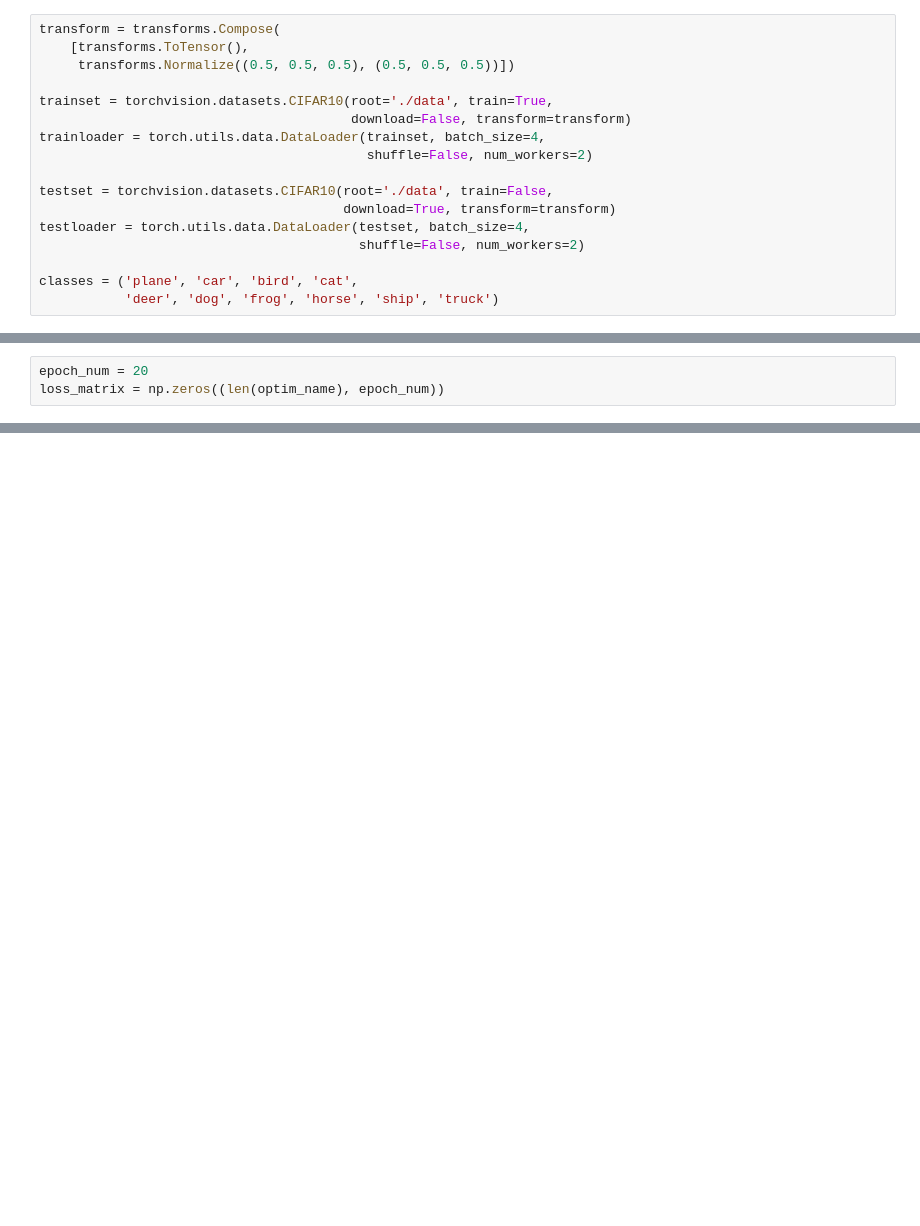
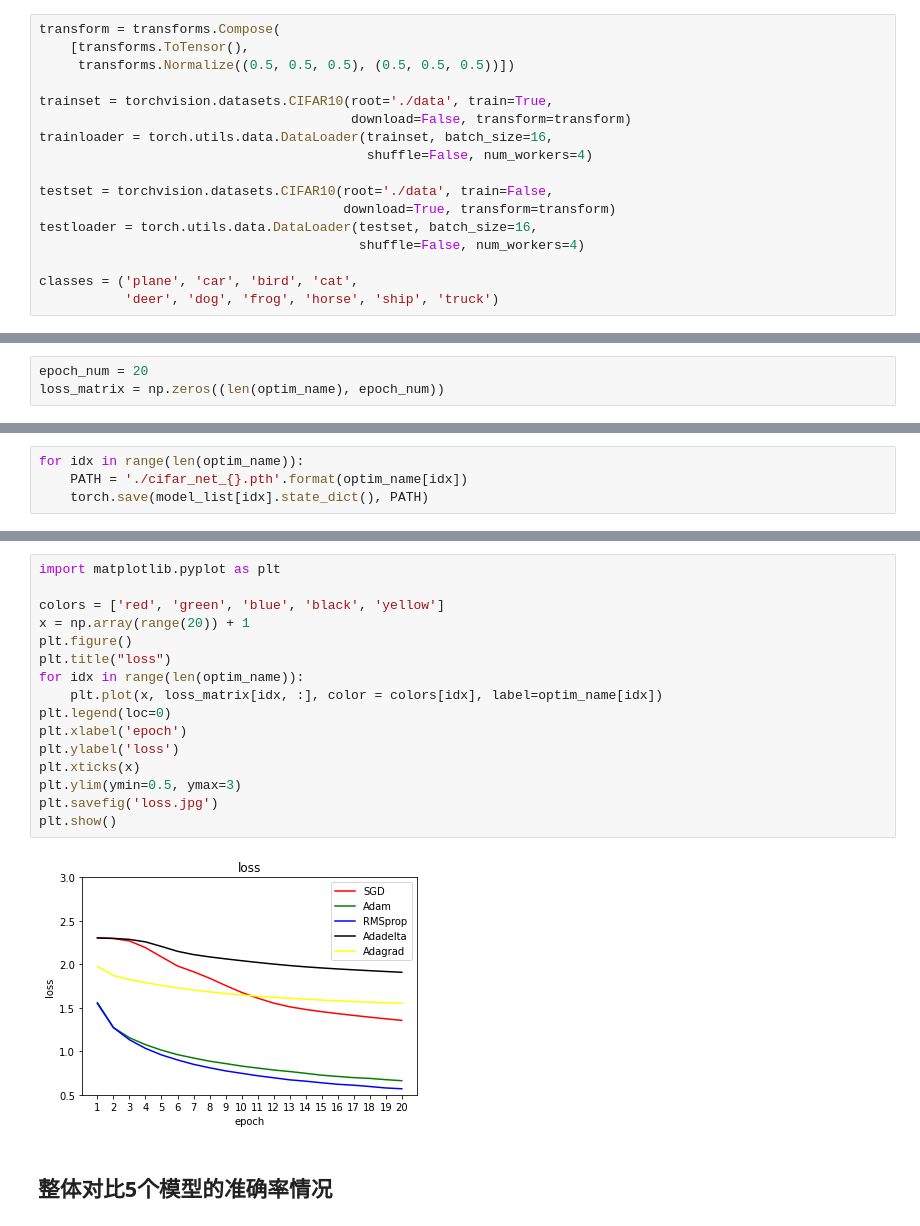
Before and after one commit to zhiweiguo/kkb_cv, a Jupyter notebook: theoretical_course/week_8/homework8.ipynb, the cells around one changed output, grey strips where cells are left out. Cells and saved outputs as stored; diff of their text form; blank space fills up the shorter version.

```diff
--- a/theoretical_course/week_8/homework8.ipynb
+++ b/theoretical_course/week_8/homework8.ipynb
@@ -34,13 +36,13 @@ transform = transforms.Compose(
 
 trainset = torchvision.datasets.CIFAR10(root='./data', train=True,
                                         download=False, transform=transform)
-trainloader = torch.utils.data.DataLoader(trainset, batch_size=4,
-                                          shuffle=False, num_workers=2)
+trainloader = torch.utils.data.DataLoader(trainset, batch_size=16,
+                                          shuffle=False, num_workers=4)
 
 testset = torchvision.datasets.CIFAR10(root='./data', train=False,
                                        download=True, transform=transform)
-testloader = torch.utils.data.DataLoader(testset, batch_size=4,
-                                         shuffle=False, num_workers=2)
+testloader = torch.utils.data.DataLoader(testset, batch_size=16,
+                                         shuffle=False, num_workers=4)
 
 classes = ('plane', 'car', 'bird', 'cat',
            'deer', 'dog', 'frog', 'horse', 'ship', 'truck')
@@ -134,0 +143,4 @@ KeyboardInterrupt:
+# %%
+for idx in range(len(optim_name)):
+    PATH = './cifar_net_{}.pth'.format(optim_name[idx])
+    torch.save(model_list[idx].state_dict(), PATH)
@@ -134,0 +152,20 @@ KeyboardInterrupt:
+# %%
+import matplotlib.pyplot as plt
+
+colors = ['red', 'green', 'blue', 'black', 'yellow']
+x = np.array(range(20)) + 1
+plt.figure()
+plt.title("loss")
+for idx in range(len(optim_name)):
+    plt.plot(x, loss_matrix[idx, :], color = colors[idx], label=optim_name[idx])
+plt.legend(loc=0)
+plt.xlabel('epoch')
+plt.ylabel('loss')
+plt.xticks(x)
+plt.ylim(ymin=0.5, ymax=3)
+plt.savefig('loss.jpg')
+plt.show()
+# %% [output]
+[figure, added]
+# %% [markdown]
+## 整体对比5个模型的准确率情况
```
Also changed, not shown: parts of 15 cells of this notebook, 1 other file.
